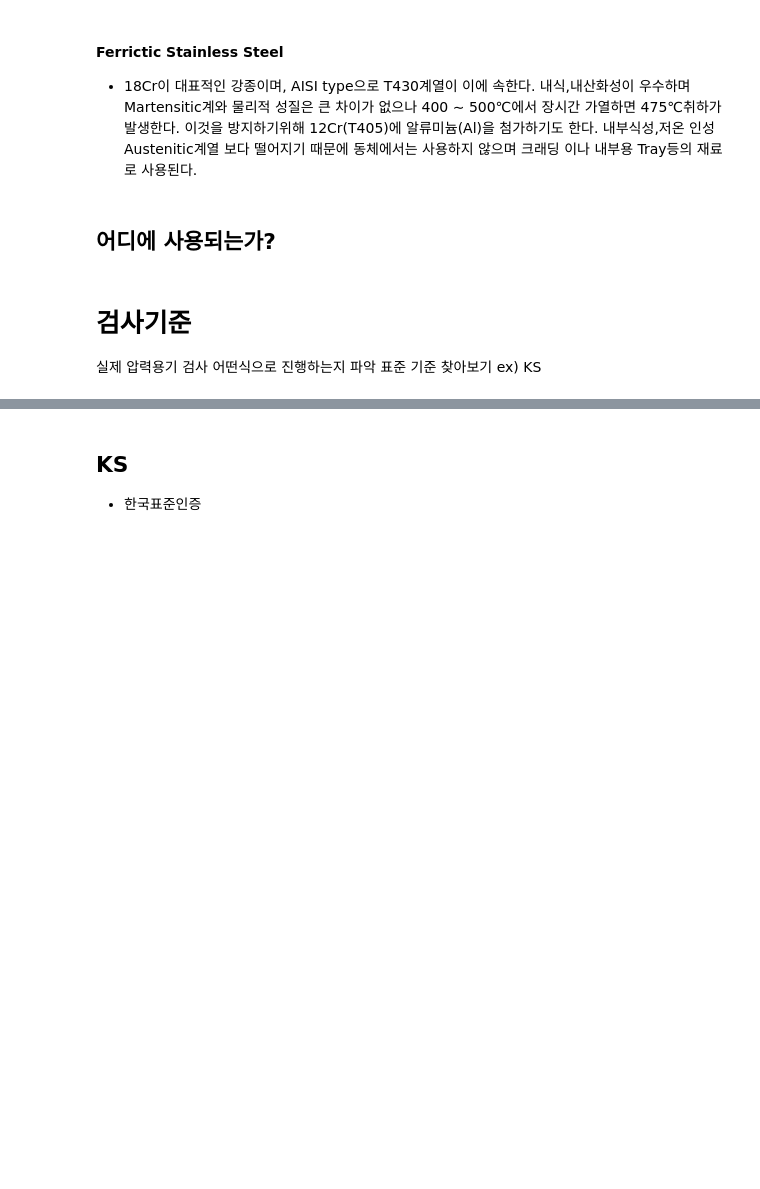
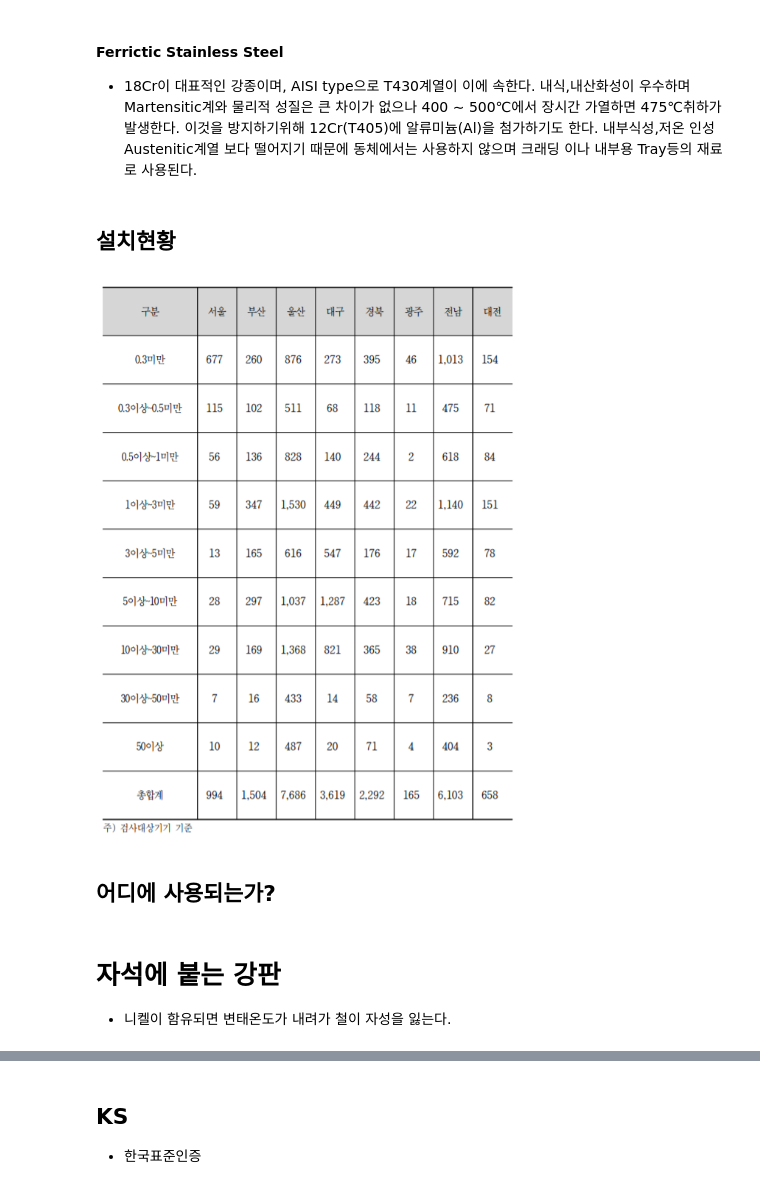
Before and after one commit to mechamuk/Graduate_work-Research, a Jupyter notebook: 20200420/research_20200420.ipynb, the cells around one changed output, grey strips where cells are left out. Cells and saved outputs as stored; diff of their text form; code cells hidden in the pictures; blank space fills up the shorter version.

```diff
--- a/20200420/research_20200420.ipynb
+++ b/20200420/research_20200420.ipynb
@@ -155,9 +170,14 @@ Image("자료조사_20200413_3.png")
 # %% [markdown]
 #### Ferrictic Stainless Steel
 * 18Cr이 대표적인 강종이며, AISI type으로 T430계열이 이에 속한다. 내식,내산화성이 우수하며 Martensitic계와 물리적 성질은 큰 차이가 없으나 400 ∼ 500℃에서 장시간 가열하면 475℃취하가 발생한다. 이것을 방지하기위해 12Cr(T405)에 알류미늄(Al)을 첨가하기도 한다. 내부식성,저온 인성Austenitic계열 보다 떨어지기 때문에 동체에서는 사용하지 않으며 크래딩 이나 내부용 Tray등의 재료로 사용된다.
+# %% [markdown]
+## 설치현황
+# %%
+Image("용량별_지역별_압력용기_설치현황.png")
+# %% [output]
+[figure, added]
 # %% [markdown]
 ## 어디에 사용되는가?
-# %% [markdown]
-# 검사기준
-실제 압력용기 검사 어떤식으로 진행하는지 파악
-표준 기준 찾아보기 ex) KS
+# %% [markdown]
+# 자석에 붙는 강판
+* 니켈이 함유되면 변태온도가 내려가 철이 자성을 잃는다.
```
Also changed, not shown: parts of 13 cells of this notebook.
